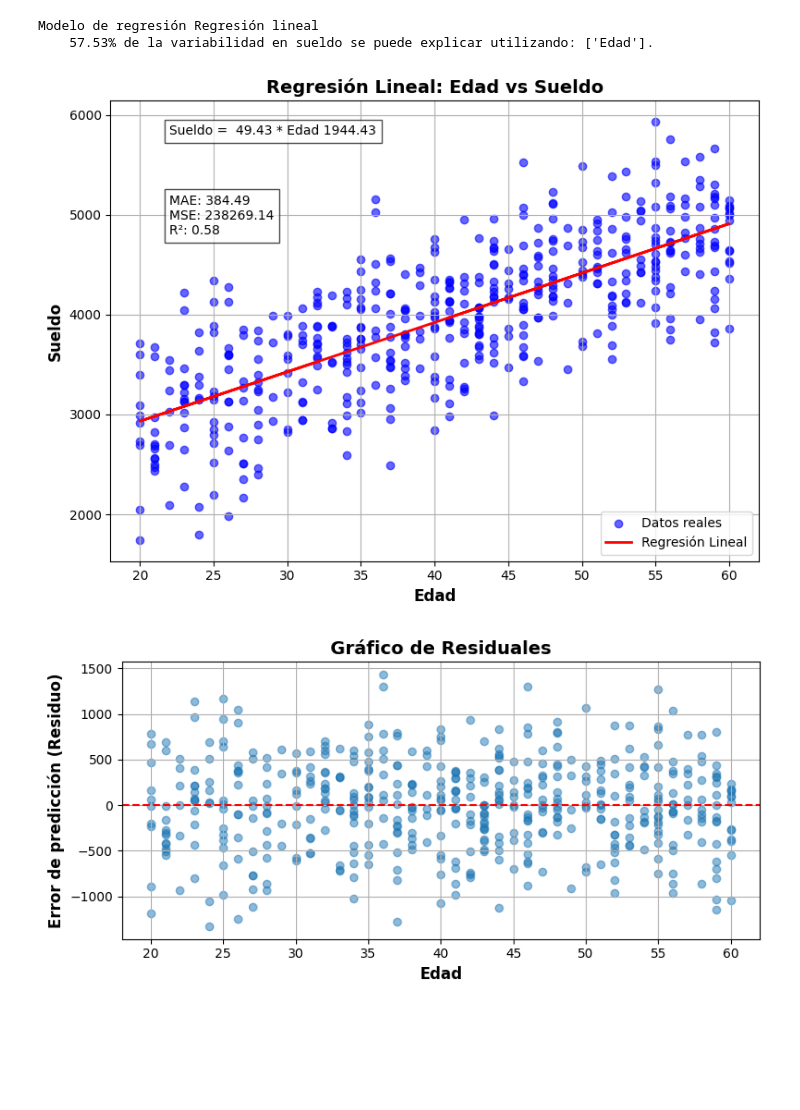
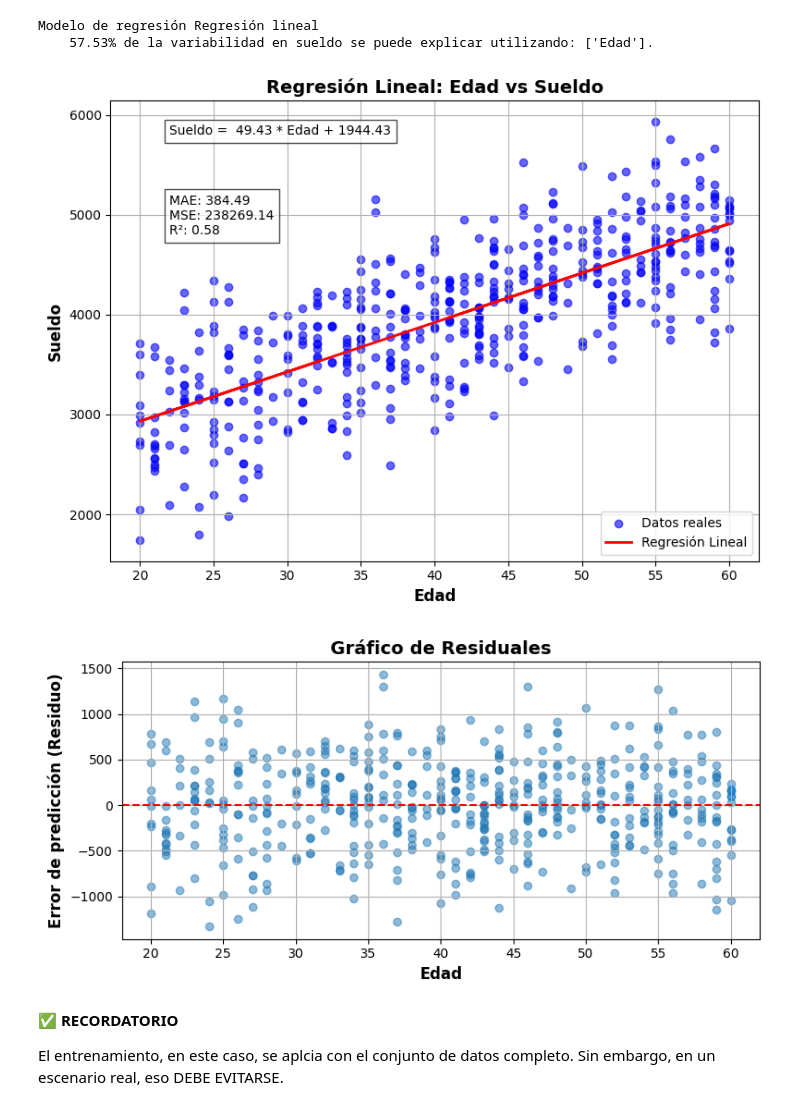
Before and after one commit to JaznaLaProfe/Mineria_de_datos, a Jupyter notebook: notebooks/7_BIY7121_Explicacion_RegresionLineal.ipynb, the cells around one changed output. Saved outputs shown, nothing was run; the diff lists cells and outputs as text; code cells hidden in the pictures; blank space fills up the shorter version.

```diff
--- a/notebooks/7_BIY7121_Explicacion_RegresionLineal.ipynb
+++ b/notebooks/7_BIY7121_Explicacion_RegresionLineal.ipynb
@@ -352,33 +352,37 @@ b = modelo_x.coef_[0]
 # Gráfico principal junto a la recta de regresión
 plt.figure(figsize=(8,6))
 plt.scatter(X, y, color='blue', label="Datos reales", alpha=0.6)
 plt.plot(X, data["Prediccion"], color='red', label="Regresión Lineal", linewidth=2)
 plt.title("Regresión Lineal: Edad vs Sueldo", fontsize=14, fontweight='bold')
 plt.xlabel("Edad", fontsize=12, fontweight='bold')
 plt.ylabel("Sueldo", fontsize=12, fontweight='bold')
 plt.legend()
 
 # Ecuación sobre el gráfico
-plt.text(22, 5800, f"Sueldo =  {b:.2f} * Edad {a:.2f}", fontsize=10, bbox=dict(facecolor='white', alpha=0.7))
+plt.text(22, 5800, f"Sueldo =  {b:.2f} * Edad + {a:.2f}", fontsize=10, bbox=dict(facecolor='white', alpha=0.7))
 
 # Métricas
 plt.text(22, 4800, f"MAE: {mae:.2f}\nMSE: {mse:.2f}\nR²: {modelo_x.score(X, y):.2f}", fontsize=10, bbox=dict(facecolor='white', alpha=0.7))
 
 plt.grid(True)
 plt.tight_layout()
 plt.show()
 
 # Gráfico de residuales
 residuals = y - data['Prediccion']
 plt.figure(figsize=(8,4))
 plt.scatter(X, residuals, alpha=0.5)
 plt.axhline(0, color='red', linestyle='--')
 plt.title("Gráfico de Residuales", fontsize=14, fontweight="bold")
 plt.xlabel("Edad", fontsize=12, fontweight="bold")
 plt.ylabel("Error de predicción (Residuo)", fontsize=12, fontweight="bold")
 plt.grid(True)
 plt.tight_layout()
 plt.show()
 # %% [output]
-[figure, old version]
+[figure, new version]
 [figure]
+# %% [markdown]
+✅ **RECORDATORIO**
+
+El entrenamiento, en este caso, se aplcia con el conjunto de datos completo. Sin embargo, en un escenario real, eso DEBE EVITARSE.
```
Also changed, not shown: parts of 4 cells of this notebook.
